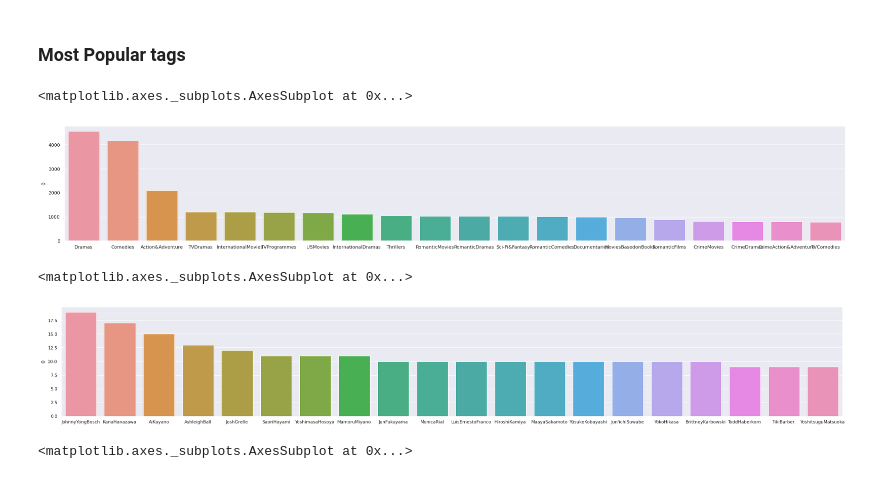
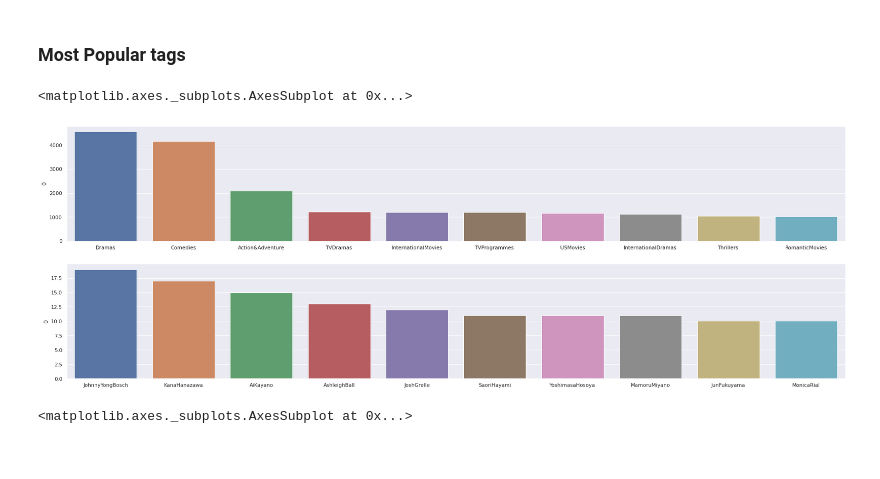
Before and after one commit to rajput-t/netflix_nlp_p1, a Jupyter notebook: Netflix.ipynb, the cells around one changed output. Cells and saved outputs as stored; diff of their text form; code cells hidden in the pictures.

```diff
--- a/Netflix.ipynb
+++ b/Netflix.ipynb
@@ -147,17 +106,14 @@ df2[0:20].plot(kind='bar')
 # %% [markdown]
 ### Most Popular tags
-# %%
-sns.set(rc={'figure.figsize':(33,5)})
-cc(df['Tags'],20)
-# %% [output]
-<matplotlib.axes._subplots.AxesSubplot at 0x...>
-[figure, removed]
-# %%
-sns.set(rc={'figure.figsize':(35,5)})
-cc(dfs['Actors'],20)
-# %% [output]
-<matplotlib.axes._subplots.AxesSubplot at 0x...>
-[figure, removed]
+# %%
+sns.set(rc={'figure.figsize':(30,10)})
+plt.subplot(2,1,1)
+cc(df['Tags'],10)
+plt.subplot(2,1,2)
+cc(dfs['Actors'],10)
+# %% [output]
+<matplotlib.axes._subplots.AxesSubplot at 0x...>
+[figure, added]
 # %%
 pl=[]
 for i in range(len(df)):
```
Also changed, not shown: parts of 13 cells of this notebook.
